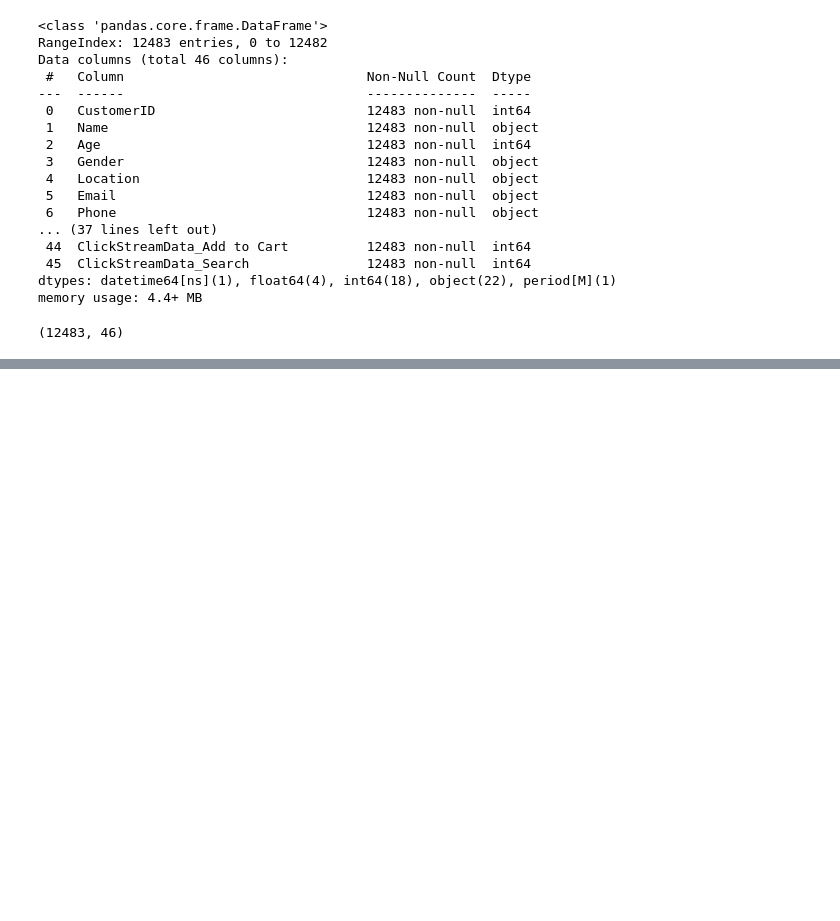
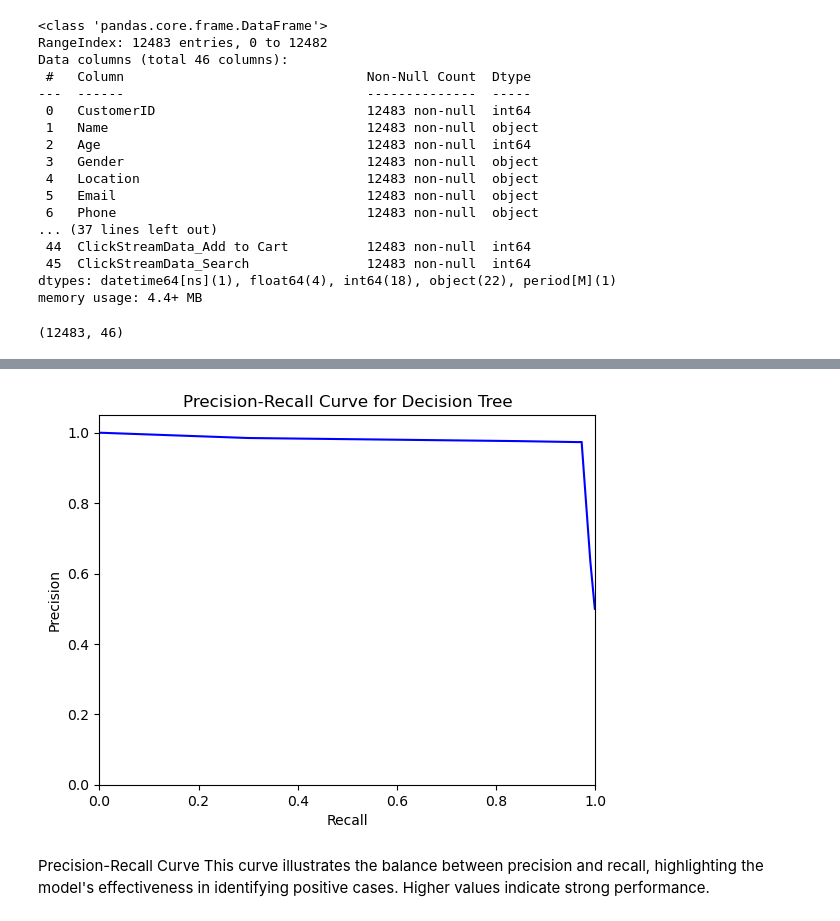
Before and after one commit to joachinhimself/Customer-Churn-Analysis, a Jupyter notebook: Notebook/Customer Churn.ipynb, the cells around one changed output, grey strips where cells are left out. Drawn from its saved outputs; the diff is of its cells as text; code cells hidden in the pictures; blank space fills up the shorter version.

```diff
--- a/Notebook/Customer Churn.ipynb
+++ b/Notebook/Customer Churn.ipynb
@@ -1214,0 +1336,20 @@ F1 Score
+# %%
+from sklearn.metrics import precision_recall_curve
+
+# Compute precision and recall
+precision, recall, _ = precision_recall_curve(y_test, y_probs)
+
+# Plotting
+plt.figure()
+plt.plot(recall, precision, color='blue')
+plt.xlabel('Recall')
+plt.ylabel('Precision')
+plt.title('Precision-Recall Curve for Decision Tree')
+plt.xlim([0.0, 1.0])
+plt.ylim([0.0, 1.05])
+plt.show()
+# %% [output]
+[figure, added]
+# %% [markdown]
+Precision-Recall Curve
+This curve illustrates the balance between precision and recall, highlighting the model's effectiveness in identifying positive cases. Higher values indicate strong performance.
```
Also changed, not shown: parts of 104 cells of this notebook.
